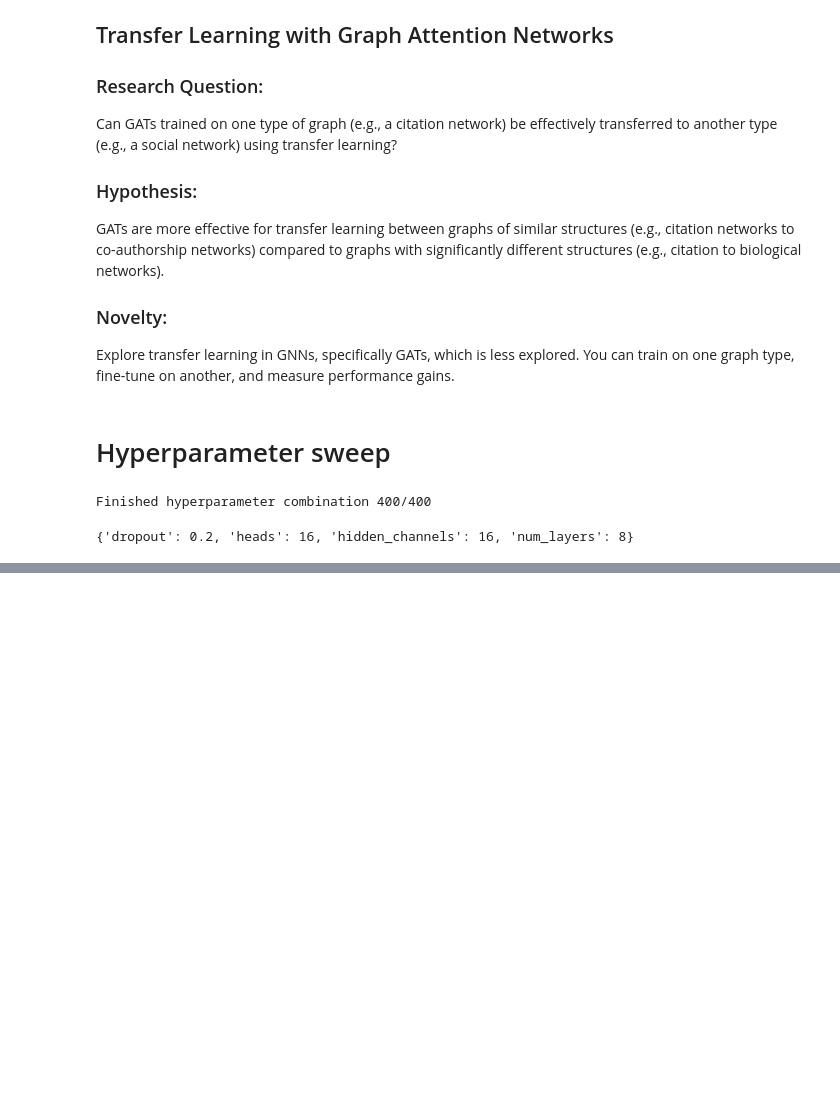
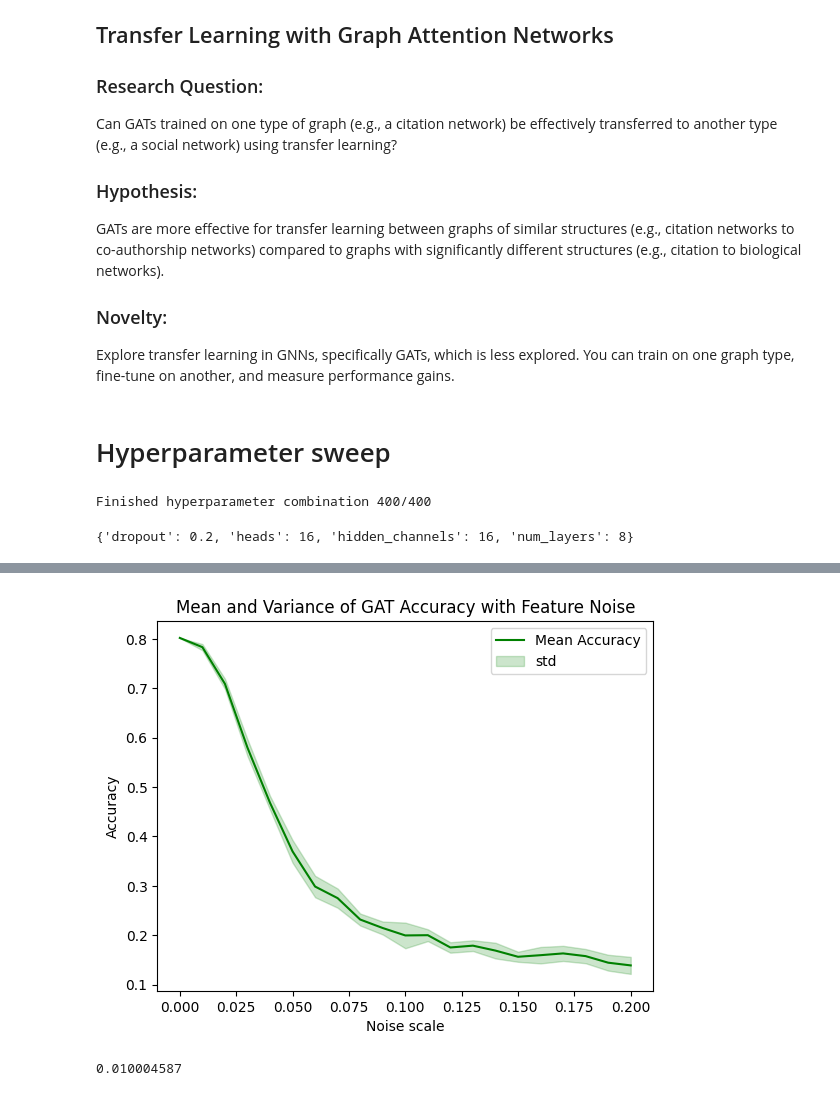
Before and after one commit to KarlRisager/ATDL_A3, a Jupyter notebook: workerNB.ipynb, the cells around one changed output, grey strips where cells are left out. Cells and saved outputs as stored; diff of their text form; code cells hidden in the pictures; blank space fills up the shorter version.

```diff
--- a/workerNB.ipynb
+++ b/workerNB.ipynb
@@ -142,0 +184,16 @@ sweep[idx_best]['hyperparameters']
+# %%
+tests = []
+num_tests = 10
+scale = None
+for i in range(num_tests):
+    scale, acc = test_feature_noise_robustness(gat, data, global_noise=False)
+    tests.append(acc)
+# %%
+def do_n_tests(test_fun, model, data, n, global_noise=True):
+    tests = []
+    scale = None
+    for i in range(n):
+        scale, acc = test_fun(model, data, global_noise)
+        tests.append(acc)
+    assert scale is not None
+    return np.array(scale), np.array(tests)
@@ -142,0 +238,45 @@ sweep[idx_best]['hyperparameters']
+# %%
+# Calculate the mean and standard deviation
+mean_data = np.mean(tests, axis=0)
+std_data = np.std(tests, axis=0)
+
+plt.plot(scale, mean_data, label='Mean Accuracy', color='g')
+
+# Visualize the variance using a shaded region
+plt.fill_between(scale, mean_data - std_data, mean_data + std_data, color='g', alpha=0.2, label='std')
+
+# Add labels and legend
+plt.xlabel('Noise scale')
+plt.ylabel('Accuracy')
+plt.title('Mean and Variance of GAT Accuracy with Feature Noise')
+plt.legend()
+plt.show()
+# %% [output]
+[figure, added]
+# %%
+
+
+# Set the length of the arrays
+n = 100
+
+# Generate random data for 5 experiments
+data = np.random.rand(5, n)
+
+# Calculate the mean and standard deviation
+mean_data = np.mean(data, axis=0)
+std_data = np.std(data, axis=0)
+
+# Plot the mean data
+plt.plot(mean_data, label='Mean')
+
+# Visualize the variance using a shaded region
+plt.fill_between(range(n), mean_data - std_data, mean_data + std_data, color='b', alpha=0.2, label='Variance')
+
+# Add labels and legend
+plt.xlabel('Index')
+plt.ylabel('Value')
+plt.title('Mean and Variance of Experiment Data')
+plt.legend()
+plt.show()
+# %% [output]
+0.010004587
```
Also changed, not shown: parts of 16 cells of this notebook, 2 other files.
